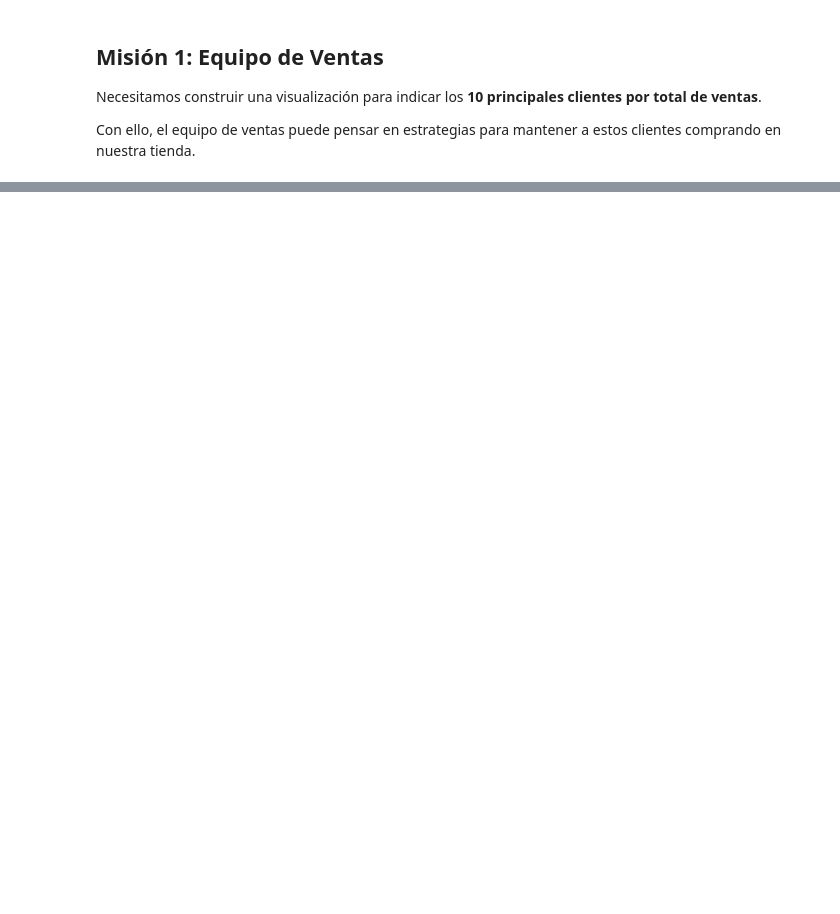
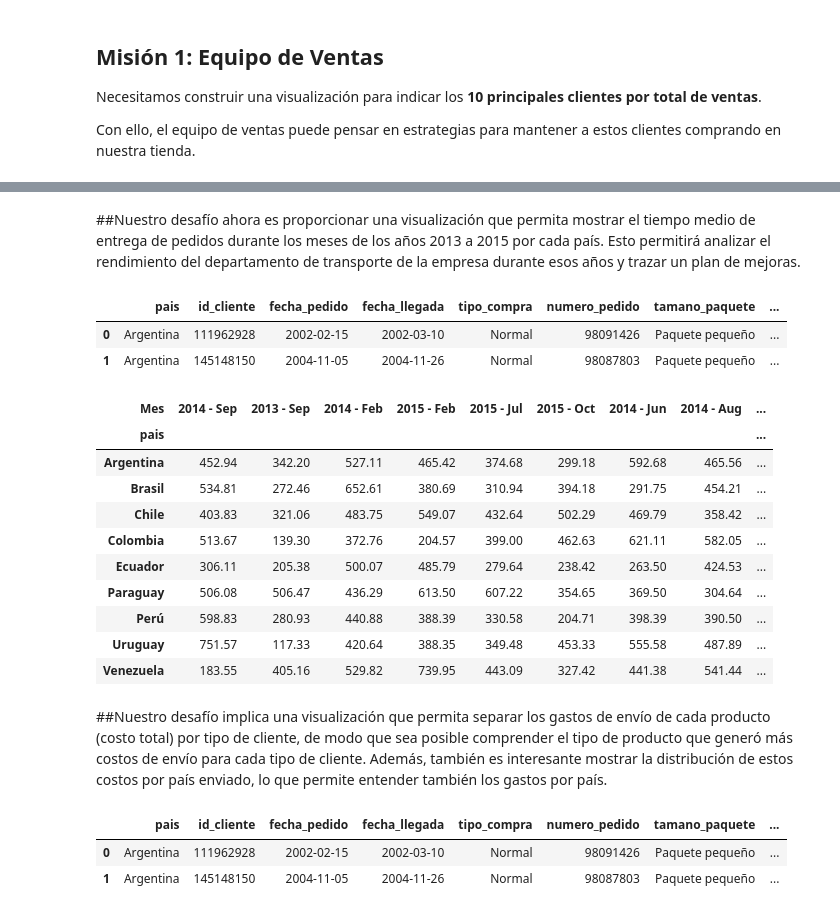
Before and after one commit to Yaaxek/Data-Visualization-Estilizando-tablas-con-python, a Jupyter notebook: estilizacion_de_tablas.ipynb, the cells around one changed output, grey strips where cells are left out. Saved outputs shown, nothing was run; the diff lists cells and outputs as text; code cells hidden in the pictures; blank space fills up the shorter version.

```diff
--- a/estilizacion_de_tablas.ipynb
+++ b/estilizacion_de_tablas.ipynb
@@ -30,0 +459,2 @@ Nuevamente el equipo de logística desea replantear su estructura y organizació
+# %%
+pd.set_option('display.max_columns',None)
@@ -36,0 +650,4 @@ Por lo tanto, necesitamos construir una visualización que permita entender la *
+# %%
+import pandas as pd
+tienda=pd.read_csv('https://gist.githubusercontent.com/ahcamachod/52da15c2bbb31e4270b5c267dd051473/raw/62c366878ebd4be2ec899836413c8d1f3e116c01/tienda_libros.csv',sep=',')
+tienda.head()
@@ -36,0 +681,4 @@ Por lo tanto, necesitamos construir una visualización que permita entender la *
+# %%
+tienda['fecha_pedido'] = pd.to_datetime(tienda['fecha_pedido'], format='%Y-%m-%d')
+tienda['fecha_llegada'] = pd.to_datetime(tienda['fecha_llegada'], format='%Y-%m-%d')
+tienda.info()
@@ -36,0 +815,62 @@ Por lo tanto, necesitamos construir una visualización que permita entender la *
+# %% [markdown]
+##Nuestro desafío ahora es proporcionar una visualización que permita mostrar el tiempo medio de entrega de pedidos durante los meses de los años 2013 a 2015 por cada país. Esto permitirá analizar el rendimiento del departamento de transporte de la empresa durante esos años y trazar un plan de mejoras.
+# %%
+tienda.head(2)
+# %% [output]
+|  | pais | id_cliente | fecha_pedido | fecha_llegada | tipo_compra | numero_pedido | tamano_paquete | ... |
+| 0 | Argentina | 111962928 | 2002-02-15 | 2002-03-10 | Normal | 98091426 | Paquete pequeño | ... |
+| 1 | Argentina | 145148150 | 2004-11-05 | 2004-11-26 | Normal | 98087803 | Paquete pequeño | ... |
+# %%
+fecha = tienda.copy()
+
+# Filtrar 2013-2015
+rango = (fecha['fecha_pedido'] >= '2013-01-01') & (fecha['fecha_pedido'] <= '2015-12-31')
+fecha = fecha[rango]
+
+# Crear columnas
+fecha['Mes'] = fecha['fecha_pedido'].dt.strftime('%Y - %b')
+fecha['demora_entrega'] = (fecha['fecha_llegada'] - fecha['fecha_pedido']).dt.days
+
+# Pivot table: tiempo medio por país y mes
+entregas = fecha.pivot_table(
+    index='pais',
+    columns='Mes',
+    values='demora_entrega',
+    aggfunc='mean',
+    sort=False
+)
+
+# Estilo
+s_entregas = entregas.style.format('{:,.2f}')
+s_entregas.set_sticky(axis="index")
+s_entregas.set_table_styles([
+    {
+        'selector': 'thead tr th:nth-child(1)',
+        'props': 'position:sticky; left:0px; z-index:3; background-color:#F0F0F0'
+    },
+    {
+        'selector': 'tbody tr th:nth-child(1)',
+        'props': 'position:sticky; left:0px; z-index:1; background-color:#F0F0F0'
+    }
+])
+s_entregas
+# %% [output]
+| Mes | 2014 - Sep | 2013 - Sep | 2014 - Feb | 2015 - Feb | 2015 - Jul | 2015 - Oct | 2014 - Jun | 2014 - Aug | ... |
+| pais |  |  |  |  |  |  |  |  | ... |
+| Argentina | 452.94 | 342.20 | 527.11 | 465.42 | 374.68 | 299.18 | 592.68 | 465.56 | ... |
+| Brasil | 534.81 | 272.46 | 652.61 | 380.69 | 310.94 | 394.18 | 291.75 | 454.21 | ... |
+| Chile | 403.83 | 321.06 | 483.75 | 549.07 | 432.64 | 502.29 | 469.79 | 358.42 | ... |
+| Colombia | 513.67 | 139.30 | 372.76 | 204.57 | 399.00 | 462.63 | 621.11 | 582.05 | ... |
+| Ecuador | 306.11 | 205.38 | 500.07 | 485.79 | 279.64 | 238.42 | 263.50 | 424.53 | ... |
+| Paraguay | 506.08 | 506.47 | 436.29 | 613.50 | 607.22 | 354.65 | 369.50 | 304.64 | ... |
+| Perú | 598.83 | 280.93 | 440.88 | 388.39 | 330.58 | 204.71 | 398.39 | 390.50 | ... |
+| Uruguay | 751.57 | 117.33 | 420.64 | 388.35 | 349.48 | 453.33 | 555.58 | 487.89 | ... |
+| Venezuela | 183.55 | 405.16 | 529.82 | 739.95 | 443.09 | 327.42 | 441.38 | 541.44 | ... |
+# %% [markdown]
+##Nuestro desafío implica una visualización que permita separar los gastos de envío de cada producto (costo total) por tipo de cliente, de modo que sea posible comprender el tipo de producto que generó más costos de envío para cada tipo de cliente. Además, también es interesante mostrar la distribución de estos costos por país enviado, lo que permite entender también los gastos por país.
+# %%
+tienda.head(2)
+# %% [output]
+|  | pais | id_cliente | fecha_pedido | fecha_llegada | tipo_compra | numero_pedido | tamano_paquete | ... |
+| 0 | Argentina | 111962928 | 2002-02-15 | 2002-03-10 | Normal | 98091426 | Paquete pequeño | ... |
+| 1 | Argentina | 145148150 | 2004-11-05 | 2004-11-26 | Normal | 98087803 | Paquete pequeño | ... |
```
Also changed, not shown: parts of 64 cells of this notebook.
